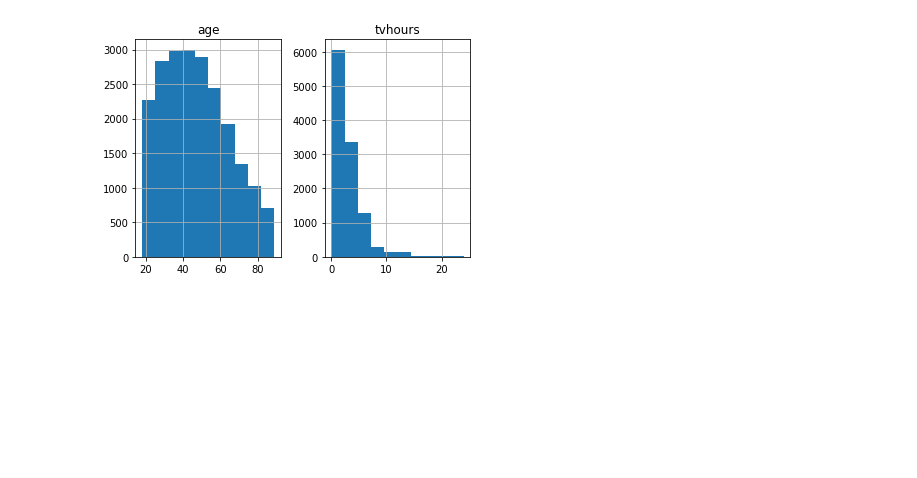
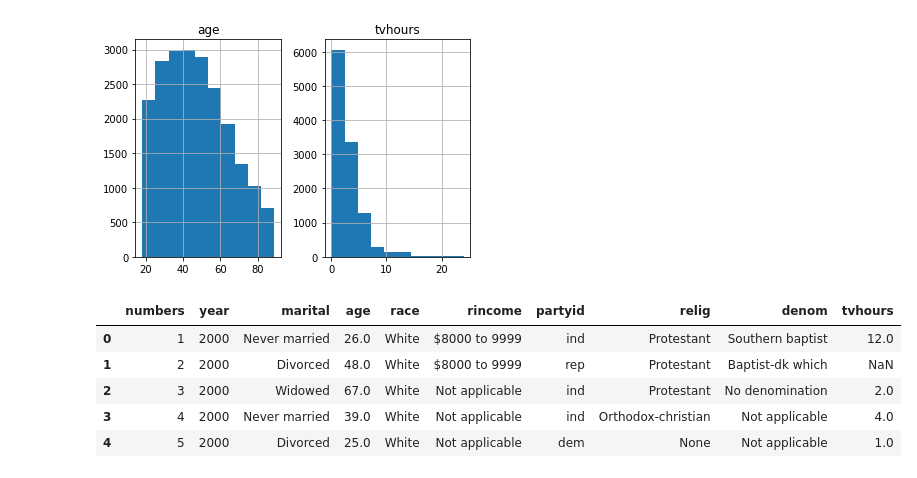
Before and after one commit to RealDogDad/exoplanetary-extrapolation, a Jupyter notebook: quizzes/quiz-3.ipynb, the cells around one changed output. Cells and saved outputs as stored; diff of their text form; code cells hidden in the pictures; blank space fills up the shorter version.

```diff
--- a/quizzes/quiz-3.ipynb
+++ b/quizzes/quiz-3.ipynb
@@ -39,9 +39,23 @@ plt.show()
 # %%
 # (c) You will create a line plot to see how the proportions of people identified as Democrat, Republican, and Independent
 # change over time.
 # (i) First, recode the variable “partyid”
-
-other = ["No answer", "Don't know", "Other party"]
-rep = ["Strong republican", "Not str republican"]
-ind = ["Ind,near rep", "Independent", "Ind,near dem"]
-dem = ["Not str democrat", "Strong democrat"]
+df.replace({'No answer': 'other',
+            'Don\'t know': 'other',
+            'Other party': 'other',
+            'Strong republican': 'rep',
+            'Not str republican': 'rep',
+            'Ind,near rep': 'ind',
+            'Independent': 'ind',
+            'Ind,near dem': 'ind',
+            'Not str democrat': 'dem',
+            'Strong democrat': 'dem'},
+          inplace = True)
+df.head()
+# %% [output]
+|  | numbers | year | marital | age | race | rincome | partyid | relig | denom | tvhours |
+| 0 | 1 | 2000 | Never married | 26.0 | White | $8000 to 9999 | ind | Protestant | Southern baptist | 12.0 |
+| 1 | 2 | 2000 | Divorced | 48.0 | White | $8000 to 9999 | rep | Protestant | Baptist-dk which | NaN |
+| 2 | 3 | 2000 | Widowed | 67.0 | White | Not applicable | ind | Protestant | No denomination | 2.0 |
+| 3 | 4 | 2000 | Never married | 39.0 | White | Not applicable | ind | Orthodox-christian | Not applicable | 4.0 |
+| 4 | 5 | 2000 | Divorced | 25.0 | White | Not applicable | dem | None | Not applicable | 1.0 |
```
Also changed, not shown: parts of 3 cells of this notebook, 1 other file.
